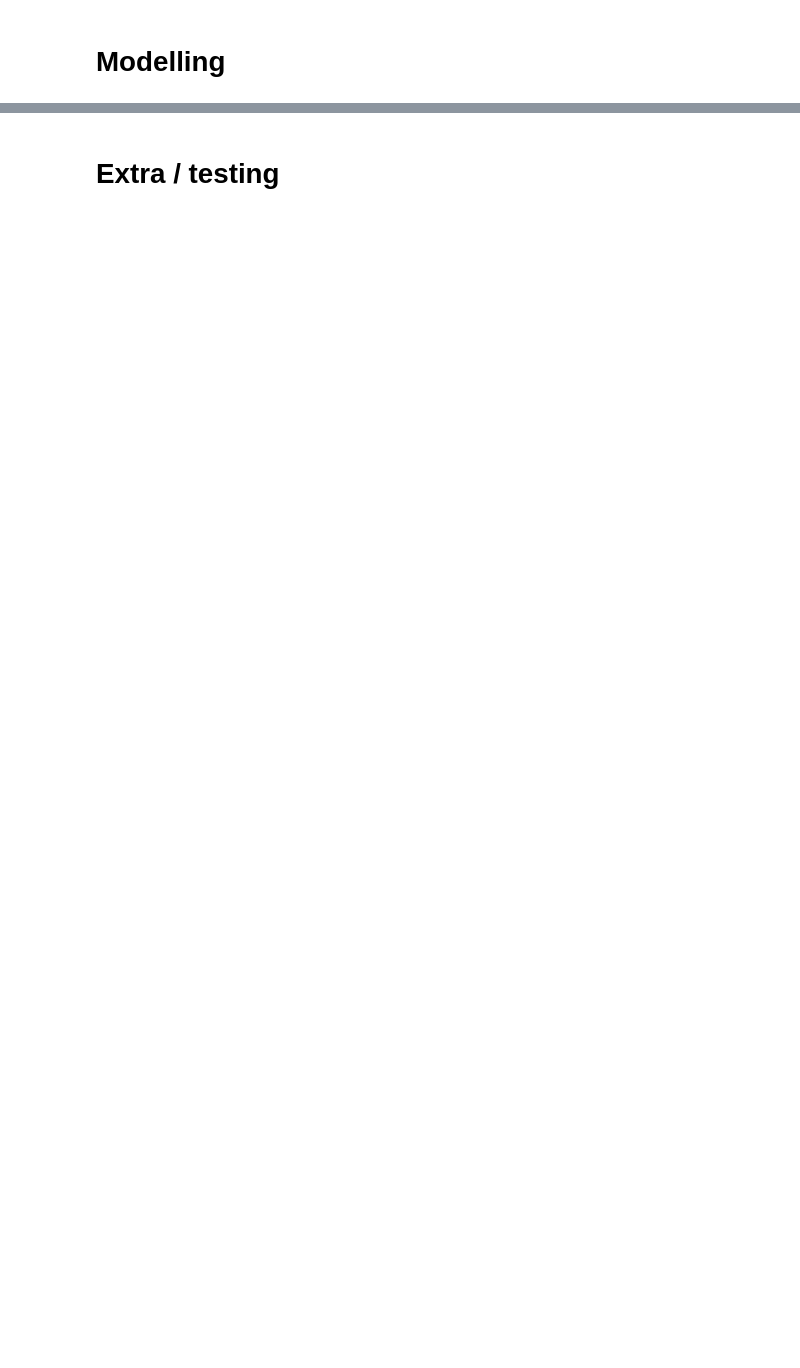
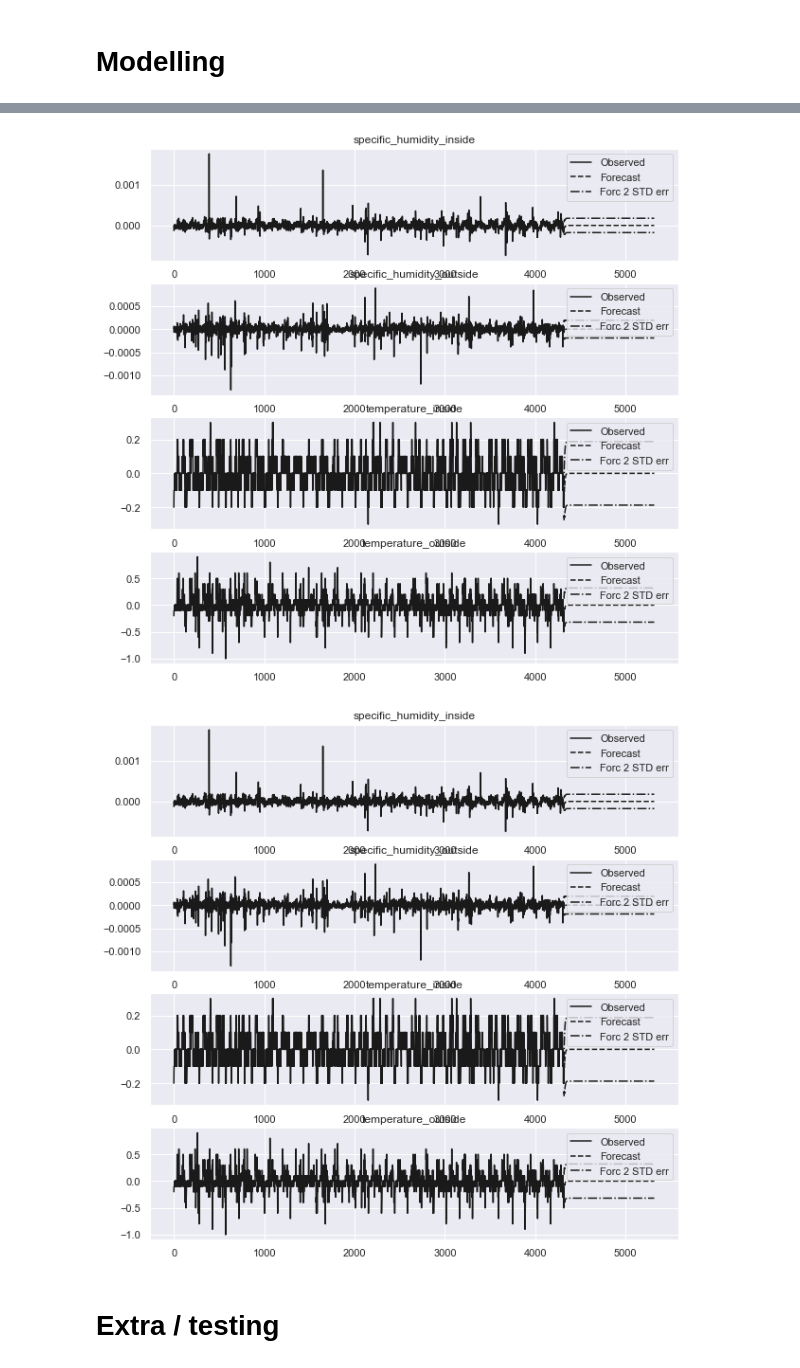
Before and after one commit to Haydeni0/pi-humidity-analysis, a Jupyter notebook: analysis.ipynb, the cells around one changed output, grey strips where cells are left out. Drawn from its saved outputs; the diff is of its cells as text; code cells hidden in the pictures; blank space fills up the shorter version.

```diff
--- a/analysis.ipynb
+++ b/analysis.ipynb
@@ -177,3 +198,8 @@ from statsmodels.tsa.stattools import grangercausalitytests
+# %%
+results.plot_forecast(1000)
+# %% [output]
+[figure, added]
+[figure, added]
 # %% [markdown]
 # Extra / testing
 # %%
```
Also changed, not shown: parts of 7 cells of this notebook.
